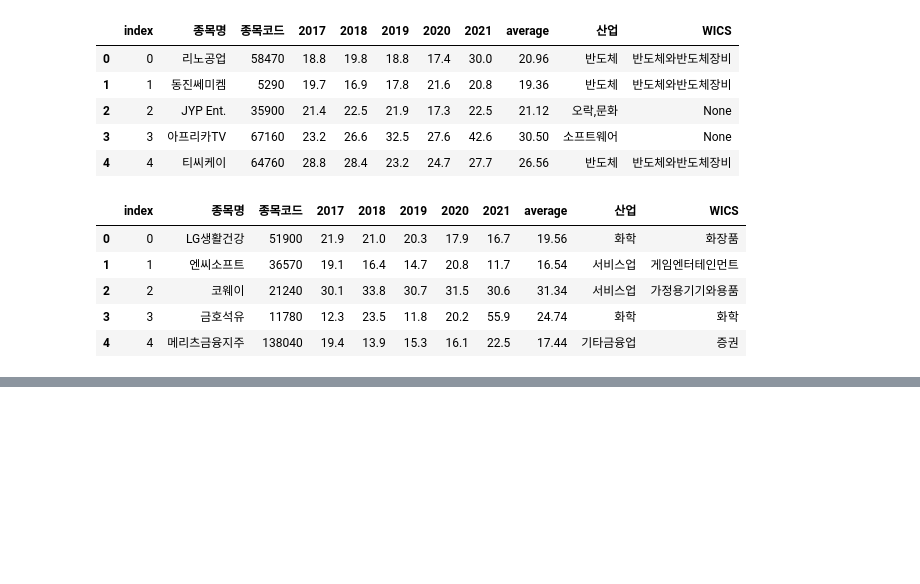
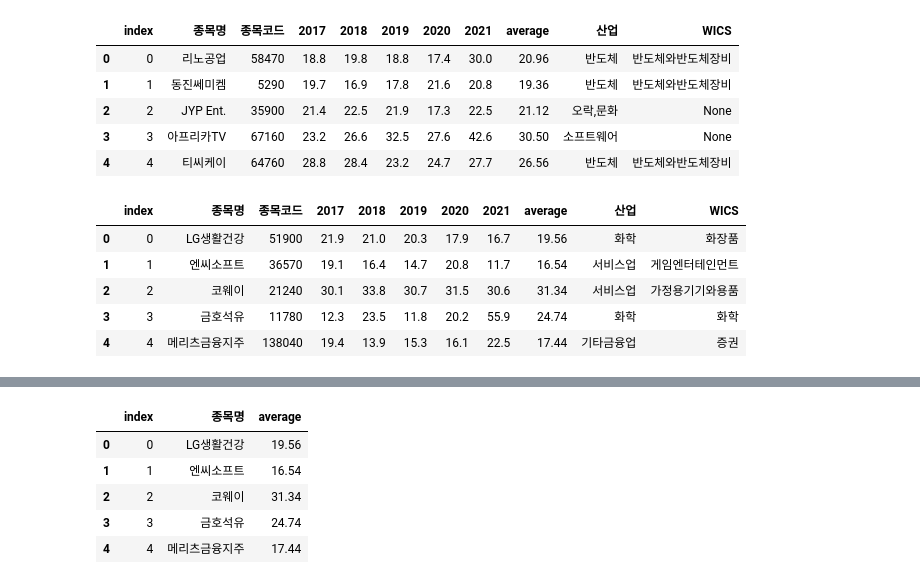
Before and after one commit to hk-project-team1/Munger, a Jupyter notebook: 2.데이터저장/MungerDatabase.ipynb, the cells around one changed output, grey strips where cells are left out. Cells and saved outputs as stored; diff of their text form; code cells hidden in the pictures; blank space fills up the shorter version.

```diff
--- a/2.데이터저장/MungerDatabase.ipynb
+++ b/2.데이터저장/MungerDatabase.ipynb
@@ -165,0 +172,3 @@ df11.head()
+# %%
+df11 = df11[["종목명","average"]]
+df11.head()
@@ -165,0 +182,11 @@ df11.head()
+# %%
+df11.to_sql('KospiROE', con, if_exists='replace')
+df11 = pd.read_sql("SELECT * FROM KospiROE", con)
+df11.head()
+# %% [output]
+|  | index | 종목명 | average |
+| 0 | 0 | LG생활건강 | 19.56 |
+| 1 | 1 | 엔씨소프트 | 16.54 |
+| 2 | 2 | 코웨이 | 31.34 |
+| 3 | 3 | 금호석유 | 24.74 |
+| 4 | 4 | 메리츠금융지주 | 17.44 |
```
Also changed, not shown: parts of 6 cells of this notebook, 1 other file.
